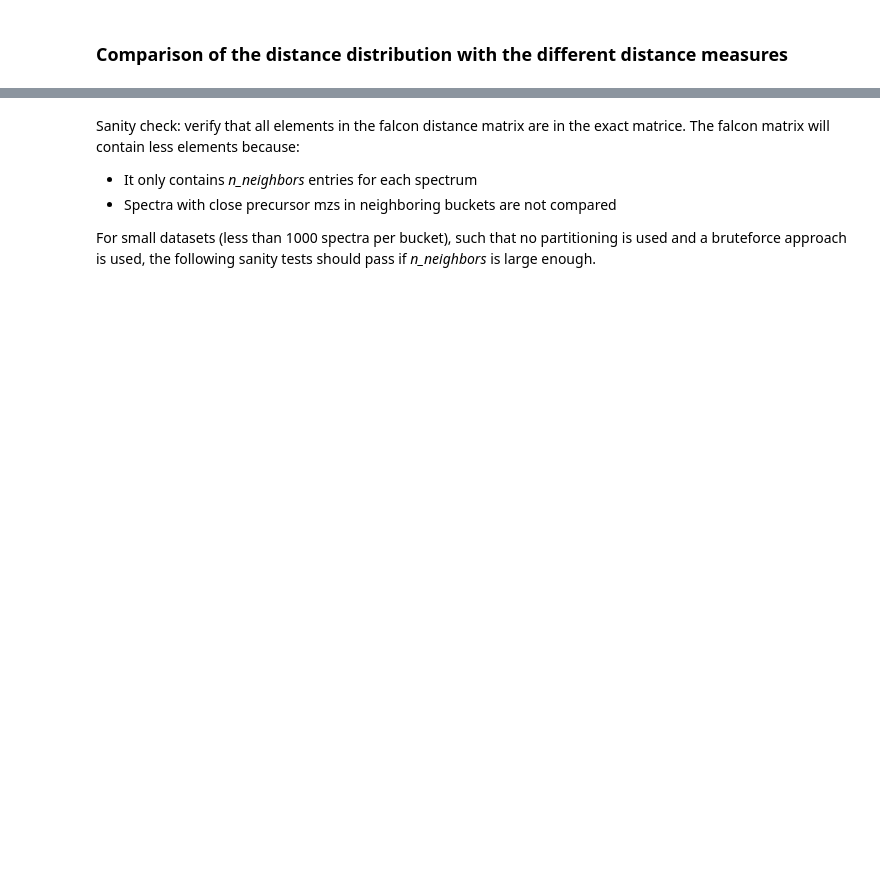
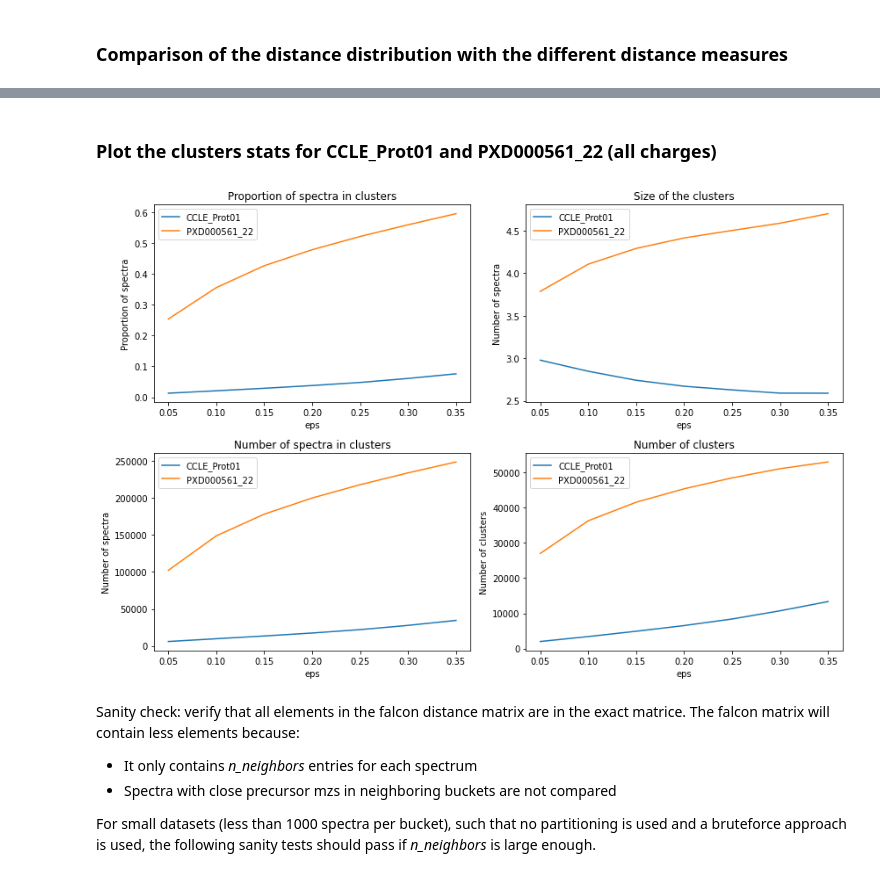
Before and after one commit to KilianMaes/falcon, a Jupyter notebook: notebooks/compareDistanceMatrices.ipynb, the cells around one changed output, grey strips where cells are left out. Cells and saved outputs as stored; diff of their text form; code cells hidden in the pictures; blank space fills up the shorter version.

```diff
--- a/notebooks/compareDistanceMatrices.ipynb
+++ b/notebooks/compareDistanceMatrices.ipynb
@@ -316,3 +369,49 @@ plt.show()
+# %% [markdown]
+### Plot the clusters stats for CCLE_Prot01 and PXD000561_22 (all charges)
+# %%
+ds_names = ["CCLE_Prot01", "PXD000561_22"]
+eps =     [0.35,  0.30,   0.25,   0.20,   0.15,   0.10,   0.05]
+propsp = [[0.076, 0.061,  0.048,  0.038,  0.029,  0.021,  0.013], # CCLE
+          [0.596, 0.560,  0.522,  0.479,  0.427,  0.356,  0.254]] # PXD
+clsize = [[2.589, 2.590,  2.628,  2.671,  2.741,  2.847,  2.977],
+          [4.698, 4.586,  4.501,  4.413,  4.290,  4.105,  3.786]]
+nclsp =  [[34524, 27772,  22067,  17449,  13493,  9727,   6002],
+         [248690, 233951, 217955, 199980, 178118, 148799, 102229]]
+nclst =  [[13337, 10722,  8396,   6532,   4922,   3417,   2016],
+         [52932,  51017,  48419,  45320,  41515,  36252,  27004]]
+
+fig, axs = plt.subplots(2,2, figsize=(12,8) )
+
+# The proportion of clustered spectra
+axs[0,0].plot(eps, propsp[0])
+axs[0,0].plot(eps, propsp[1])
+axs[0,0].set(title="Proportion of spectra in clusters",
+             xlabel="eps", ylabel="Proportion of spectra")
+axs[0,0].legend(ds_names)
+
+axs[0,1].plot(eps, clsize[0])
+axs[0,1].plot(eps, clsize[1])
+axs[0,1].set(title="Size of the clusters",
+             xlabel="eps", ylabel="Number of spectra")
+axs[0,1].legend(ds_names)
+
+axs[1,0].plot(eps, nclsp[0])
+axs[1,0].plot(eps, nclsp[1])
+axs[1,0].set(title="Number of spectra in clusters",
+             xlabel="eps", ylabel="Number of spectra")
+axs[1,0].legend(ds_names)
+
+axs[1,1].plot(eps, nclst[0])
+axs[1,1].plot(eps, nclst[1])
+axs[1,1].set(title="Number of clusters",
+             xlabel="eps", ylabel="Number of clusters")
+axs[1,1].legend(ds_names)
+
+plt.tight_layout()
+plt.savefig(os.path.join(exportPath, 'stats.png'), dpi=300)
+plt.show()
+# %% [output]
+[figure, added]
 # %% [markdown]
 Sanity check: verify that all elements in the falcon distance matrix are in the
 exact matrice. The falcon matrix will contain less elements because:
```
Also changed, not shown: parts of 15 cells of this notebook, 1 other file.
